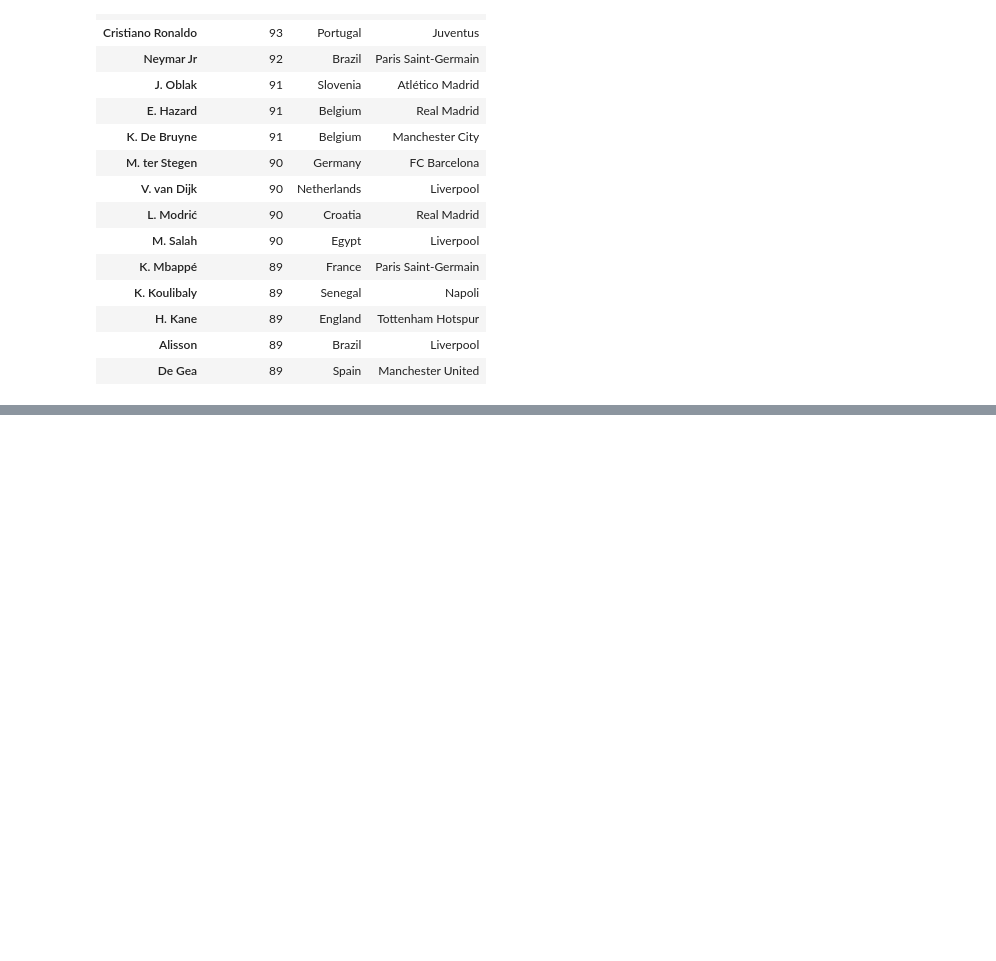
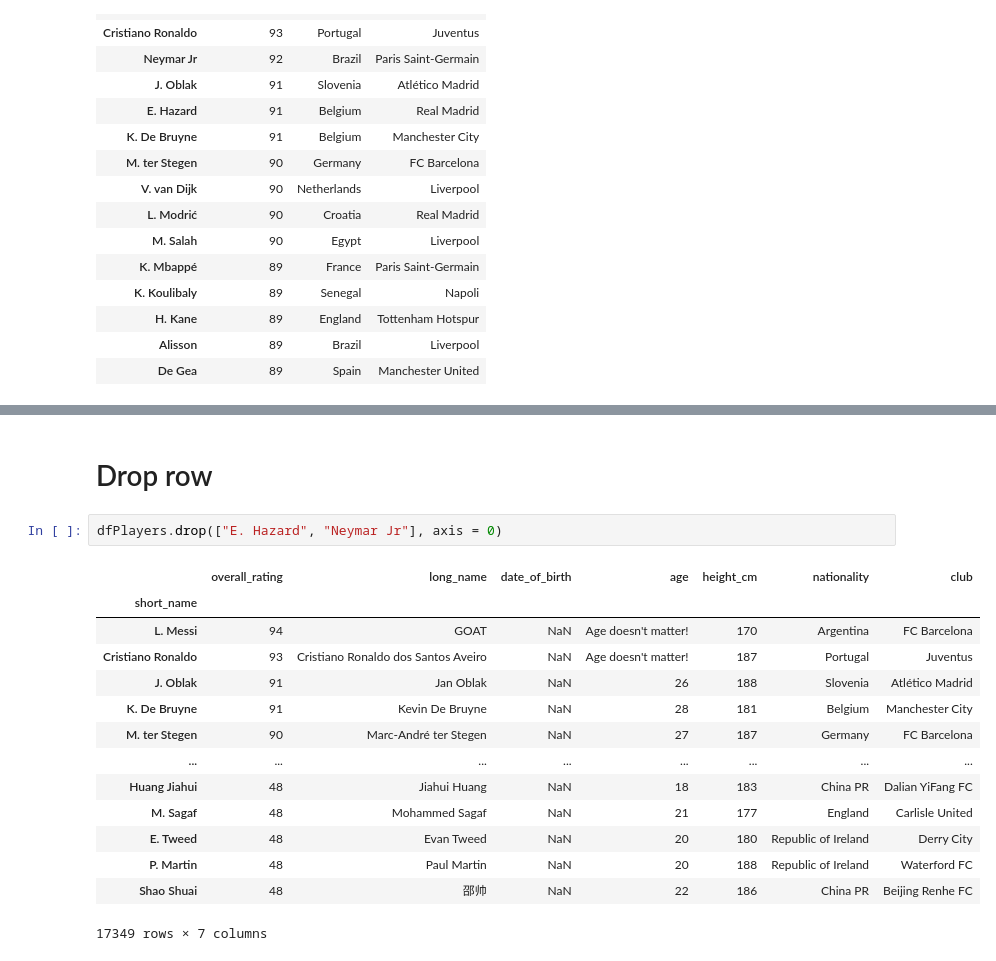
Before and after one commit to m-mhe/numpy_and_pandas, a Jupyter notebook: data_extraction/players_info.ipynb, the cells around one changed output, grey strips where cells are left out. Drawn from its saved outputs; the diff is of its cells as text; blank space fills up the shorter version.

Commit message:
drop methods added

```diff
--- a/data_extraction/players_info.ipynb
+++ b/data_extraction/players_info.ipynb
@@ -381,0 +458,19 @@ dfPlayers.iloc[0:15, [0,5,6]] # Slicing rows with row index
+# %% [markdown]
+# Drop row
+# %%
+dfPlayers.drop(["E. Hazard", "Neymar Jr"], axis = 0)
+# %% [output]
+|  | overall_rating | long_name | date_of_birth | age | height_cm | nationality | club |
+| short_name |  |  |  |  |  |  |  |
+| L. Messi | 94 | GOAT | NaN | Age doesn't matter! | 170 | Argentina | FC Barcelona |
+| Cristiano Ronaldo | 93 | Cristiano Ronaldo dos Santos Aveiro | NaN | Age doesn't matter! | 187 | Portugal | Juventus |
+| J. Oblak | 91 | Jan Oblak | NaN | 26 | 188 | Slovenia | Atlético Madrid |
+| K. De Bruyne | 91 | Kevin De Bruyne | NaN | 28 | 181 | Belgium | Manchester City |
+| M. ter Stegen | 90 | Marc-André ter Stegen | NaN | 27 | 187 | Germany | FC Barcelona |
+| ... | ... | ... | ... | ... | ... | ... | ... |
+| Huang Jiahui | 48 | Jiahui Huang | NaN | 18 | 183 | China PR | Dalian YiFang FC |
+| M. Sagaf | 48 | Mohammed Sagaf | NaN | 21 | 177 | England | Carlisle United |
+| E. Tweed | 48 | Evan Tweed | NaN | 20 | 180 | Republic of Ireland | Derry City |
+| P. Martin | 48 | Paul Martin | NaN | 20 | 188 | Republic of Ireland | Waterford FC |
+| Shao Shuai | 48 | 邵帅 | NaN | 22 | 186 | China PR | Beijing Renhe FC |
+17349 rows × 7 columns
```
Also changed, not shown: parts of 12 cells of this notebook.
